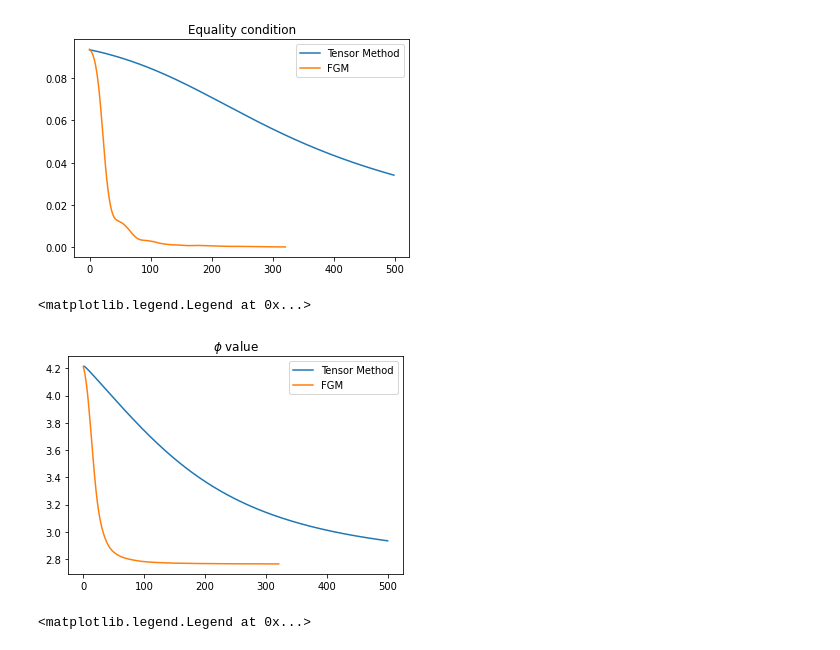
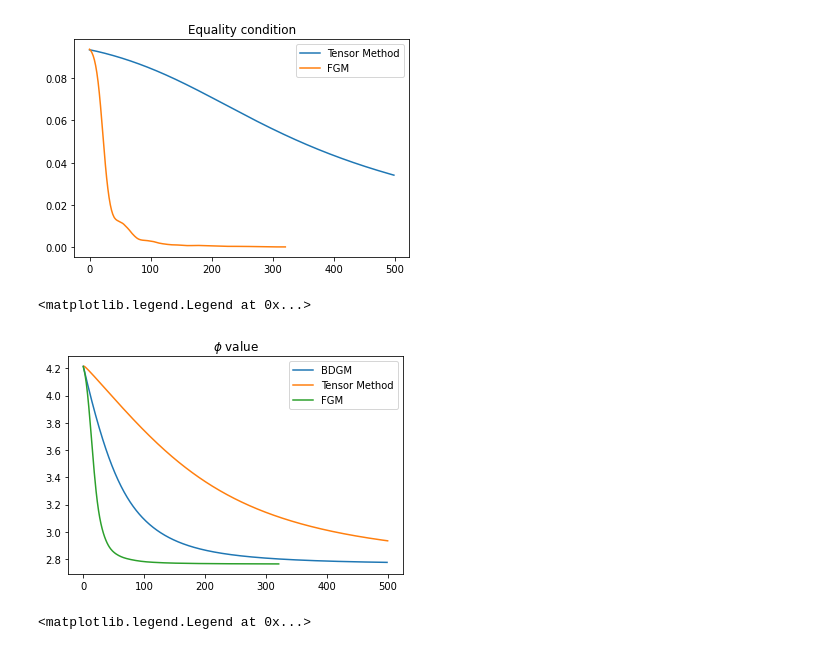
Before and after one commit to postrou/OPTAMI, a Jupyter notebook: primal_dual.ipynb, the cells around one changed output. Saved outputs shown, nothing was run; the diff lists cells and outputs as text; code cells hidden in the pictures.

```diff
--- a/primal_dual.ipynb
+++ b/primal_dual.ipynb
@@ -107,6 +108,8 @@ M_1 = calculate_lipschitz_constant(gamma, p_order=1)
 M_1
 # %% [output]
 1.0
+# %%
+writer = SummaryWriter(f'tensorboard/FGM_gamma_{gamma}')
 # %%
 %%time
 primal_var, dual_var, F_list, g_list, fgm_cr_1_list, fgm_cr_2_list = fast_gradient_method(
@@ -117,11 +120,11 @@ primal_var, dual_var, F_list, g_list, fgm_cr_1_list, fgm_cr_2_list = fast_gradie
     dual_func,
     primal_var_func,
     round_func,
-    b,
     eps,
     eps,
-    max_steps=5000,
-    device=device
+    max_steps=500,
+    device=device,
+    writer=writer
 )
 # %% [output]
 Step #321
@@ -204,12 +203,12 @@ plt.legend()
 <matplotlib.legend.Legend at 0x...>
 [figure]
 # %%
-# plt.plot(bdgm_phi_list, label='BDGM')
+plt.plot(bdgm_phi_list, label='BDGM')
 plt.plot(phi_list, label='Tensor Method')
 plt.plot(F_list, label='FGM')
 plt.title('$\phi$ value')
 plt.legend()
 # %% [output]
 <matplotlib.legend.Legend at 0x...>
-[figure, old version]
+[figure, new version]
 # %%
```
Also changed, not shown: parts of 6 cells of this notebook, 2 other files.
